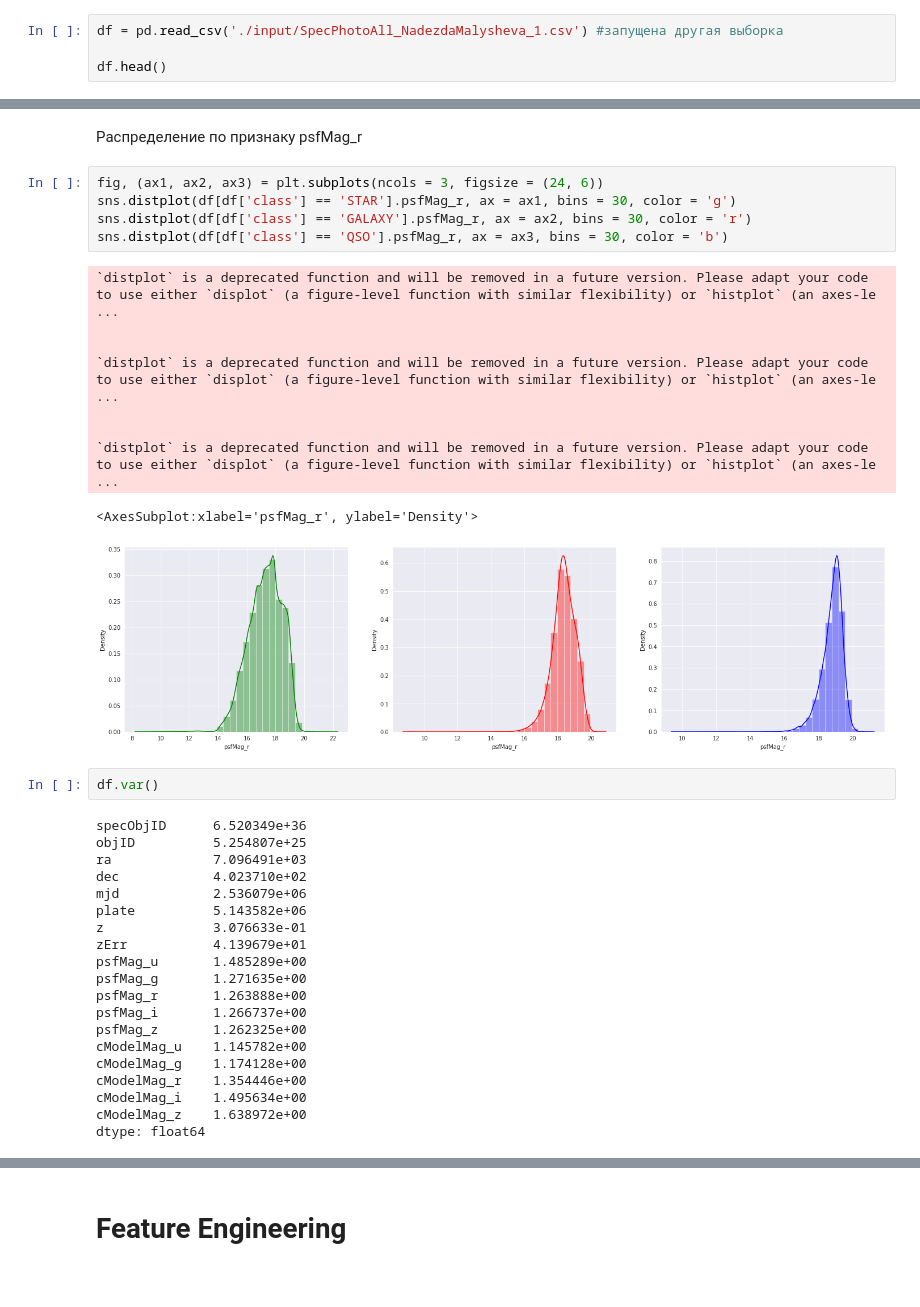
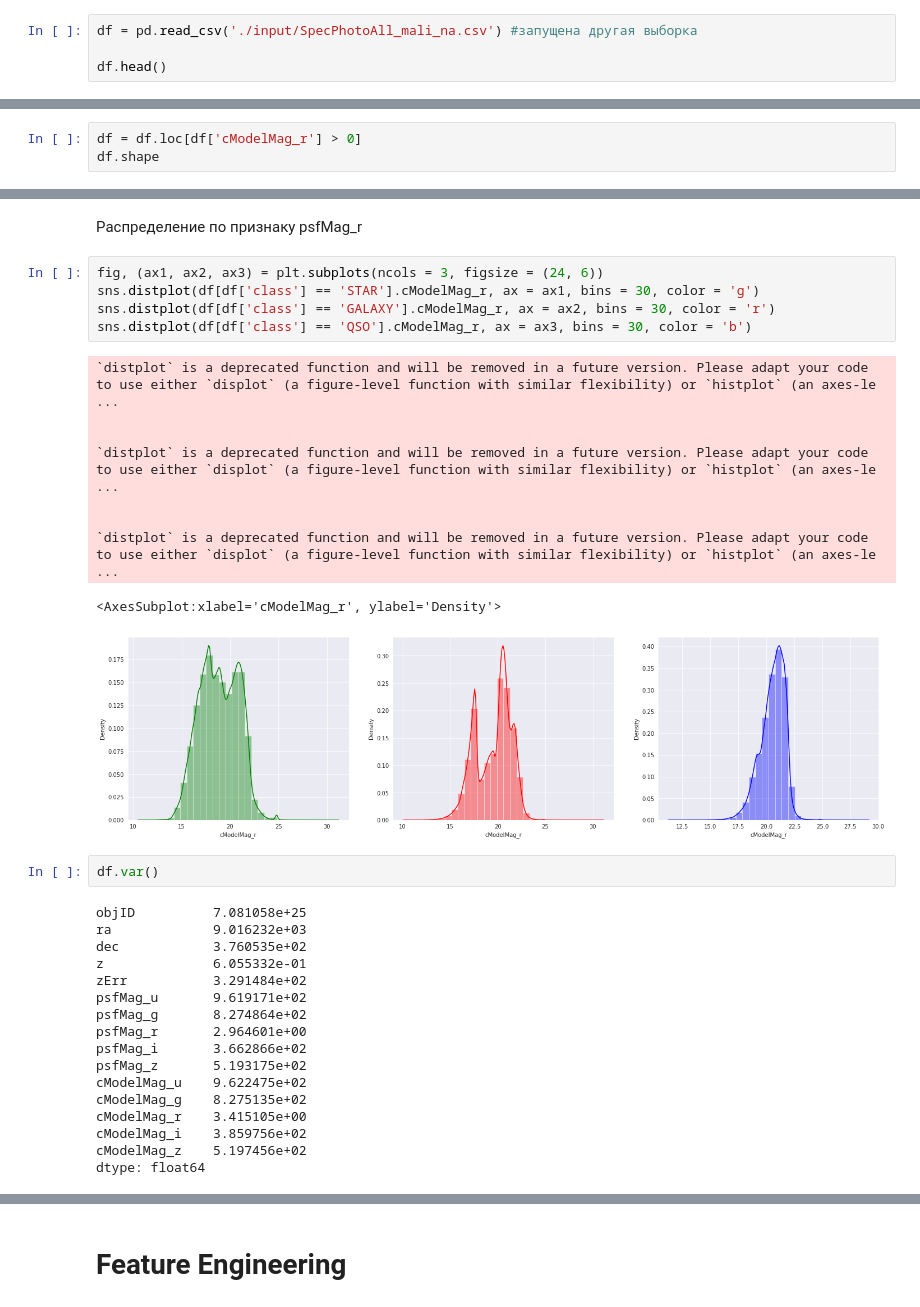
Before and after one commit to NadezhdaMalysheva/Classification-of-star-galaxy-and-quasar, a Jupyter notebook: notebook1.ipynb, the cells around one changed output, grey strips where cells are left out. Drawn from its saved outputs; the diff is of its cells as text.

```diff
--- a/notebook1.ipynb
+++ b/notebook1.ipynb
@@ -36,7 +36,7 @@ from sklearn.ensemble import RandomForestClassifier, AdaBoostClassifier, Gradien
 # %% [markdown]
 Загружаем основную выборку со всеми классами:
 # %%
-df = pd.read_csv('./input/SpecPhotoAll_NadezdaMalysheva_1.csv') #запущена другая выборка
+df = pd.read_csv('./input/SpecPhotoAll_mali_na.csv') #запущена другая выборка
 
 df.head()
 # %% [output]
@@ -88,0 +93,3 @@ sns.distplot(df[df['class'] == 'QSO'].cModelMag_r)
+# %%
+df = df.loc[df['cModelMag_r'] > 0]
+df.shape
@@ -261,40 +417,37 @@ sns.distplot(df[df['class'] == 'QSO'].z, ax = ax3, bins = 30, color = 'b')
 Распределение по признаку psfMag_r
 # %%
 fig, (ax1, ax2, ax3) = plt.subplots(ncols = 3, figsize = (24, 6))
-sns.distplot(df[df['class'] == 'STAR'].psfMag_r, ax = ax1, bins = 30, color = 'g')
-sns.distplot(df[df['class'] == 'GALAXY'].psfMag_r, ax = ax2, bins = 30, color = 'r')
-sns.distplot(df[df['class'] == 'QSO'].psfMag_r, ax = ax3, bins = 30, color = 'b')
+sns.distplot(df[df['class'] == 'STAR'].cModelMag_r, ax = ax1, bins = 30, color = 'g')
+sns.distplot(df[df['class'] == 'GALAXY'].cModelMag_r, ax = ax2, bins = 30, color = 'r')
+sns.distplot(df[df['class'] == 'QSO'].cModelMag_r, ax = ax3, bins = 30, color = 'b')
 # %% [output]
 `distplot` is a deprecated function and will be removed in a future version. Please adapt your code to use either `displot` (a figure-level function with similar flexibility) or `histplot` (an axes-le ...
 
 
 `distplot` is a deprecated function and will be removed in a future version. Please adapt your code to use either `displot` (a figure-level function with similar flexibility) or `histplot` (an axes-le ...
 
 
 `distplot` is a deprecated function and will be removed in a future version. Please adapt your code to use either `displot` (a figure-level function with similar flexibility) or `histplot` (an axes-le ...
-<AxesSubplot:xlabel='psfMag_r', ylabel='Density'>
+<AxesSubplot:xlabel='cModelMag_r', ylabel='Density'>
-[figure, old version]
+[figure, new version]
 # %%
 df.var()
 # %% [output]
-specObjID      6.520349e+36
-objID          5.254807e+25
-ra             7.096491e+03
-dec            4.023710e+02
-mjd            2.536079e+06
-plate          5.143582e+06
-z              3.076633e-01
-zErr           4.139679e+01
-psfMag_u       1.485289e+00
-psfMag_g       1.271635e+00
-psfMag_r       1.263888e+00
-psfMag_i       1.266737e+00
-psfMag_z       1.262325e+00
-cModelMag_u    1.145782e+00
-cModelMag_g    1.174128e+00
-cModelMag_r    1.354446e+00
-cModelMag_i    1.495634e+00
-cModelMag_z    1.638972e+00
+objID          7.081058e+25
+ra             9.016232e+03
+dec            3.760535e+02
+z              6.055332e-01
+zErr           3.291484e+02
+psfMag_u       9.619171e+02
+psfMag_g       8.274864e+02
+psfMag_r       2.964601e+00
+psfMag_i       3.662866e+02
+psfMag_z       5.193175e+02
+cModelMag_u    9.622475e+02
+cModelMag_g    8.275135e+02
+cModelMag_r    3.415105e+00
+cModelMag_i    3.859756e+02
+cModelMag_z    5.197456e+02
 dtype: float64
 # %%
 corr = df.corr()
```
Also changed, not shown: parts of 67 cells of this notebook.
